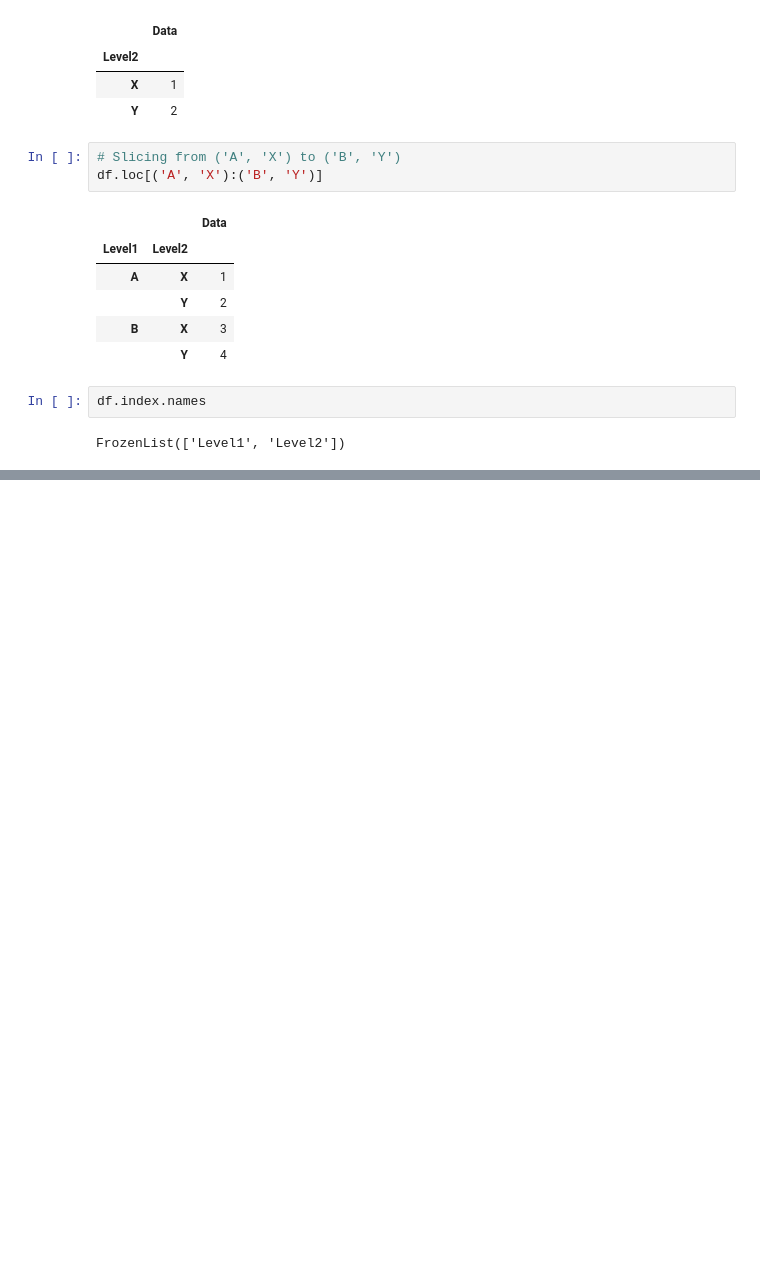
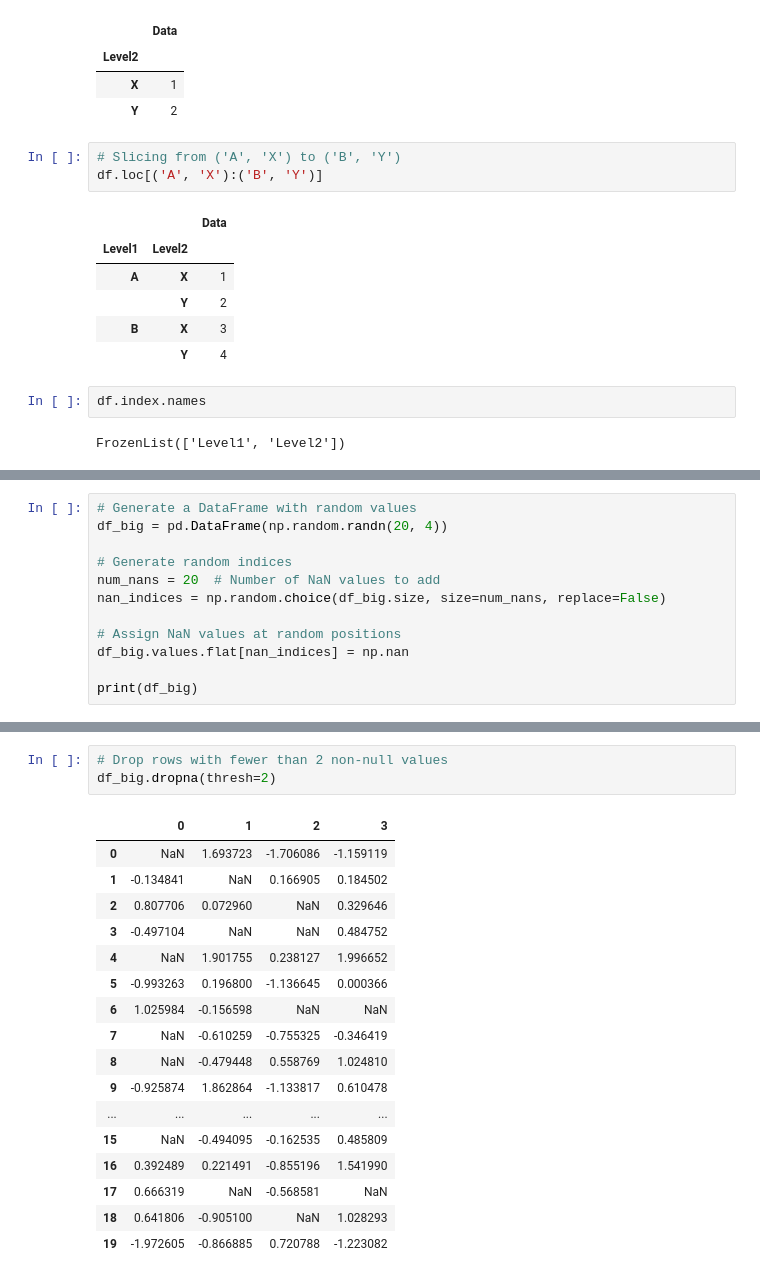
Before and after one commit to abhimanyus1997/ML-Basics, a Jupyter notebook: misc-notebooks/Pandas - Basics.ipynb, the cells around one changed output, grey strips where cells are left out. Saved outputs shown, nothing was run; the diff lists cells and outputs as text; blank space fills up the shorter version.

Commit message:
Added Handelling Missing Data

```diff
--- a/misc-notebooks/Pandas - Basics.ipynb
+++ b/misc-notebooks/Pandas - Basics.ipynb
@@ -651,0 +687,12 @@ FrozenList(['Level1', 'Level2'])
+# %%
+# Generate a DataFrame with random values
+df_big = pd.DataFrame(np.random.randn(20, 4))
+
+# Generate random indices
+num_nans = 20  # Number of NaN values to add
+nan_indices = np.random.choice(df_big.size, size=num_nans, replace=False)
+
+# Assign NaN values at random positions
+df_big.values.flat[nan_indices] = np.nan
+
+print(df_big)
@@ -651,0 +736,21 @@ FrozenList(['Level1', 'Level2'])
+# %%
+# Drop rows with fewer than 2 non-null values
+df_big.dropna(thresh=2)
+# %% [output]
+|  | 0 | 1 | 2 | 3 |
+| 0 | NaN | 1.693723 | -1.706086 | -1.159119 |
+| 1 | -0.134841 | NaN | 0.166905 | 0.184502 |
+| 2 | 0.807706 | 0.072960 | NaN | 0.329646 |
+| 3 | -0.497104 | NaN | NaN | 0.484752 |
+| 4 | NaN | 1.901755 | 0.238127 | 1.996652 |
+| 5 | -0.993263 | 0.196800 | -1.136645 | 0.000366 |
+| 6 | 1.025984 | -0.156598 | NaN | NaN |
+| 7 | NaN | -0.610259 | -0.755325 | -0.346419 |
+| 8 | NaN | -0.479448 | 0.558769 | 1.024810 |
+| 9 | -0.925874 | 1.862864 | -1.133817 | 0.610478 |
+| ... | ... | ... | ... | ... |
+| 15 | NaN | -0.494095 | -0.162535 | 0.485809 |
+| 16 | 0.392489 | 0.221491 | -0.855196 | 1.541990 |
+| 17 | 0.666319 | NaN | -0.568581 | NaN |
+| 18 | 0.641806 | -0.905100 | NaN | 1.028293 |
+| 19 | -1.972605 | -0.866885 | 0.720788 | -1.223082 |
```
Also changed, not shown: parts of 26 cells of this notebook.
